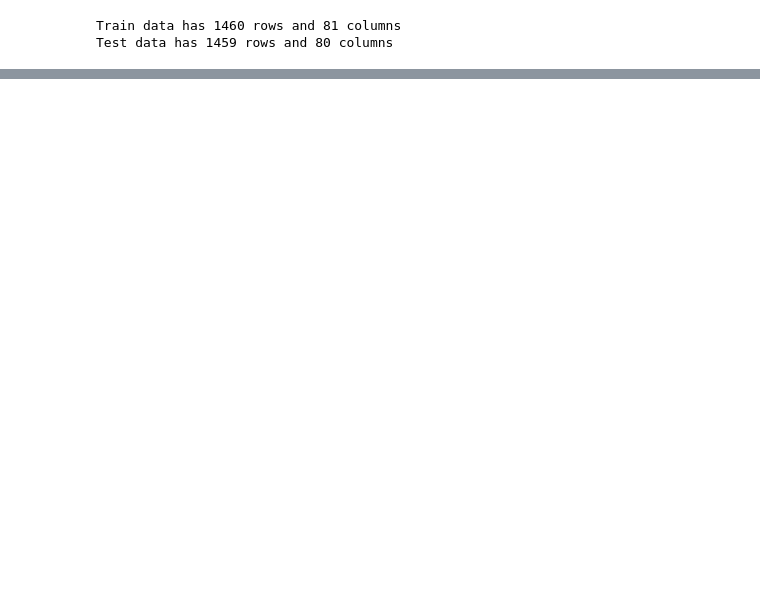
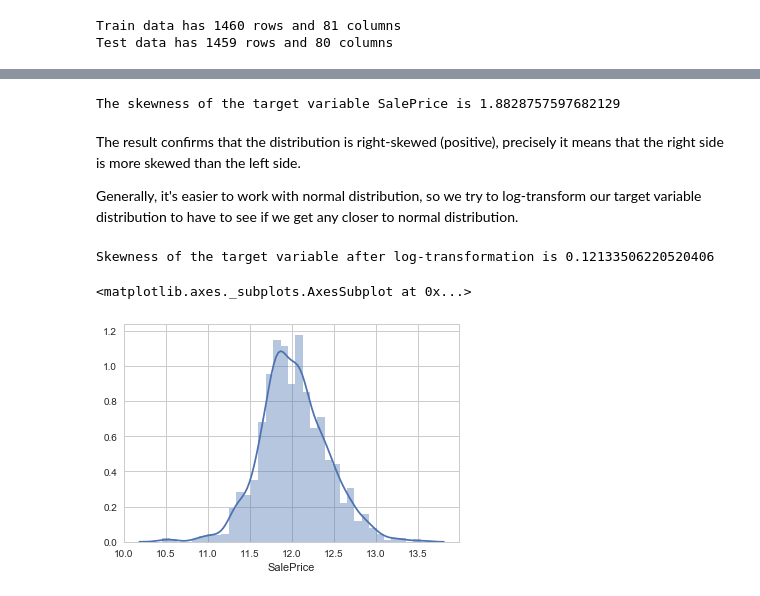
Before and after one commit to cyuss/house_prices, a Jupyter notebook: notebooks/exploration.ipynb, the cells around one changed output, grey strips where cells are left out. Cells and saved outputs as stored; diff of their text form; code cells hidden in the pictures; blank space fills up the shorter version.

```diff
--- a/notebooks/exploration.ipynb
+++ b/notebooks/exploration.ipynb
@@ -51,0 +125,18 @@ Index(['LotFrontage', 'Alley', 'MasVnrType', 'MasVnrArea', 'BsmtQual',
+# %%
+# skewness
+print("The skewness of the target variable SalePrice is {}".format(train['SalePrice'].skew()))
+# %% [output]
+The skewness of the target variable SalePrice is 1.8828757597682129
+# %% [markdown]
+The result confirms that the distribution is right-skewed (positive), precisely it means that the right side is more skewed than the left side.
+
+Generally, it's easier to work with normal distribution, so we try to log-transform our target variable distribution to have to see if we get any closer to normal distribution.
+# %%
+# target variable transformation (log transformation)
+target = np.log(train['SalePrice'])
+print("Skewness of the target variable after log-transformation is {}".format(target.skew()))
+sns.distplot(target)
+# %% [output]
+Skewness of the target variable after log-transformation is 0.12133506220520406
+<matplotlib.axes._subplots.AxesSubplot at 0x...>
+[figure, added]
```
Also changed, not shown: parts of 23 cells of this notebook.
